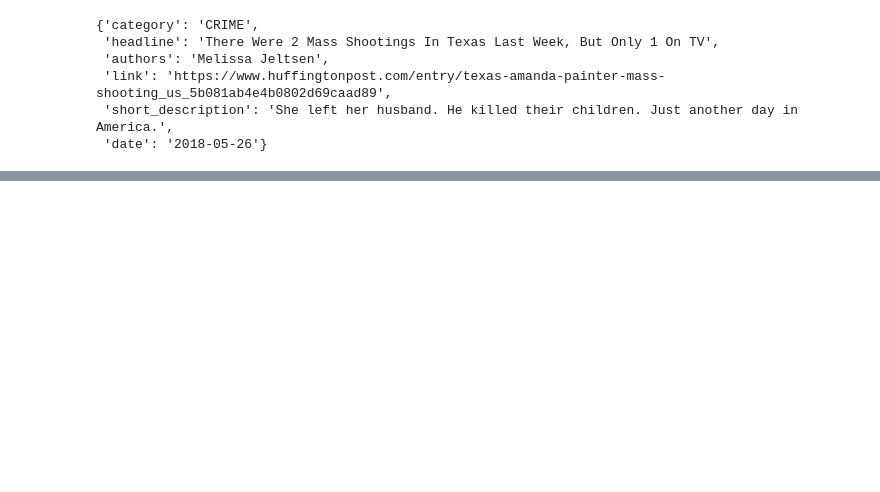
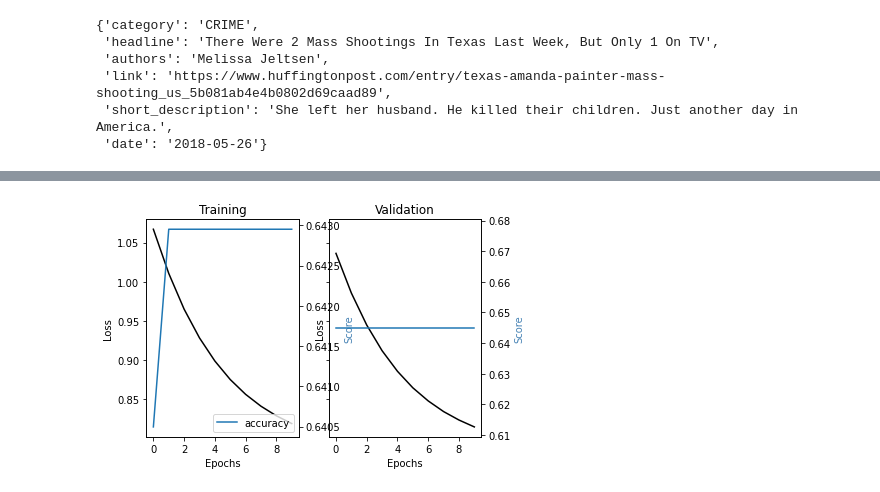
Before and after one commit to Abd-Elhadi/Text-Classifier, a Jupyter notebook: Text Classifier.ipynb, the cells around one changed output, grey strips where cells are left out. Cells and saved outputs as stored; diff of their text form; code cells hidden in the pictures; blank space fills up the shorter version.

Commit message:
add DL model

```diff
--- a/Text Classifier.ipynb
+++ b/Text Classifier.ipynb
@@ -111,6 +103,6 @@ dtf.head()
 # %%
 ## split dataset
-dtf_train, dtf_test = model_selection.train_test_split(dtf, test_size = 0.2)
+dtf_train, dtf_test = model_selection.train_test_split(dataSet, test_size=0.2)
 ## get target
 y_train = dtf_train["category"].values
 y_test = dtf_test["category"].values
@@ -116,0 +125,6 @@ y_test = dtf_test["category"].values
+# %%
+## fit w2v
+# the target size of the word vectors=300
+# the window=the mean length of text in the corpus (the maximum distance between the current and predicted word within a sentence)
+# sg=1: the algorithm used, skip-grams in this case
+nlp = gensim.models.word2vec.Word2Vec(lst_corpus, vector_size=300, window=8, min_count=1, sg=1, workers=30)
@@ -116,0 +165,10 @@ y_test = dtf_test["category"].values
+# %%
+## start the matrix (length of vocabulary x vector size) with all 0s
+embeddings = np.zeros((len(dic_vocabulary)+1, 300))
+for word,idx in dic_vocabulary.items():
+    ## update the row with vector
+    try:
+        embeddings[idx] =  nlp[word]
+    ## if word not in model then skip and the row stays all 0s
+    except:
+        pass
@@ -116,0 +231,33 @@ y_test = dtf_test["category"].values
+# %%
+## encode y
+dic_y_mapping = {n:label for n,label in
+                 enumerate(np.unique(y_train))}
+inverse_dic = {v:k for k,v in dic_y_mapping.items()}
+y_train = np.array([inverse_dic[y] for y in y_train])
+## train
+training = model.fit(x=X_train, y=y_train, batch_size=256,
+                     epochs=10, shuffle=True, verbose=0,
+                     validation_split=0.3)
+## plot loss and accuracy
+metrics = [k for k in training.history.keys() if ("loss" not in k) and ("val" not in k)]
+fig, ax = plt.subplots(nrows=1, ncols=2, sharey=True)
+ax[0].set(title="Training")
+ax11 = ax[0].twinx()
+ax[0].plot(training.history['loss'], color='black')
+ax[0].set_xlabel('Epochs')
+ax[0].set_ylabel('Loss', color='black')
+for metric in metrics:
+    ax11.plot(training.history[metric], label=metric)
+ax11.set_ylabel("Score", color='steelblue')
+ax11.legend()
+ax[1].set(title="Validation")
+ax22 = ax[1].twinx()
+ax[1].plot(training.history['val_loss'], color='black')
+ax[1].set_xlabel('Epochs')
+ax[1].set_ylabel('Loss', color='black')
+for metric in metrics:
+     ax22.plot(training.history['val_'+metric], label=metric)
+ax22.set_ylabel("Score", color="steelblue")
+plt.show()
+# %% [output]
+[figure, added]
```
Also changed, not shown: parts of 11 cells of this notebook.
